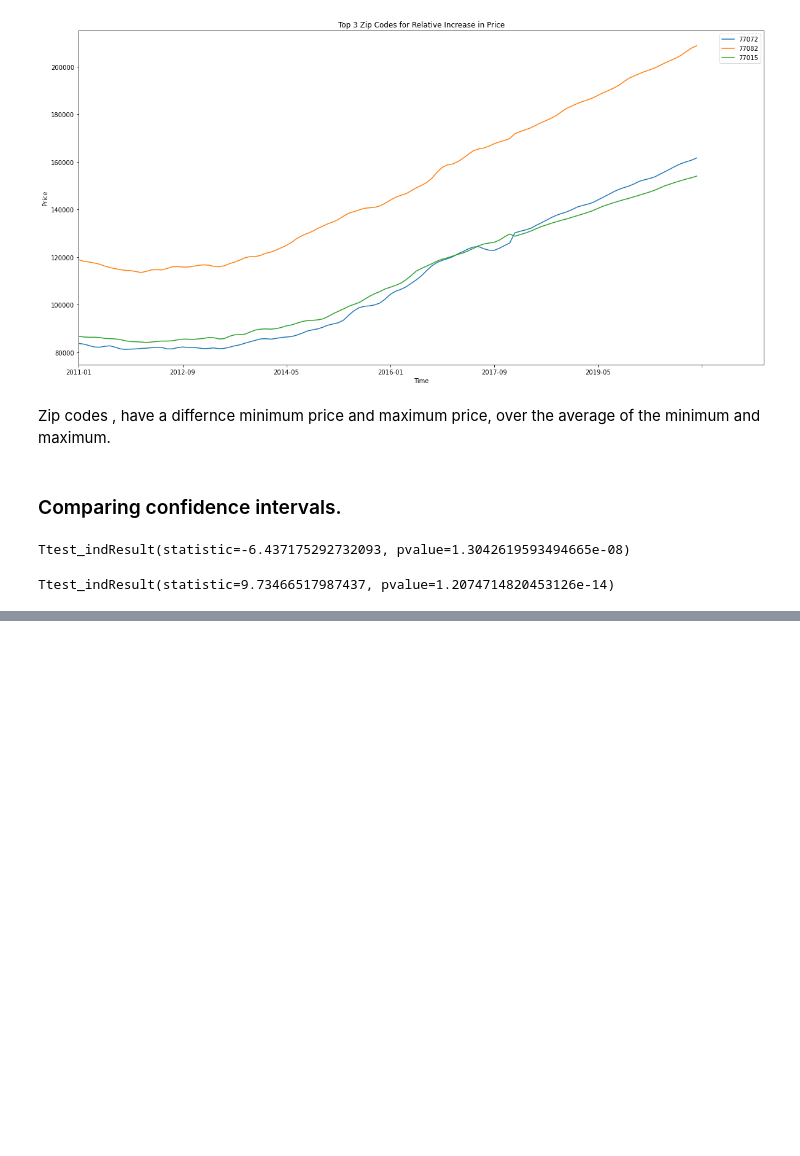
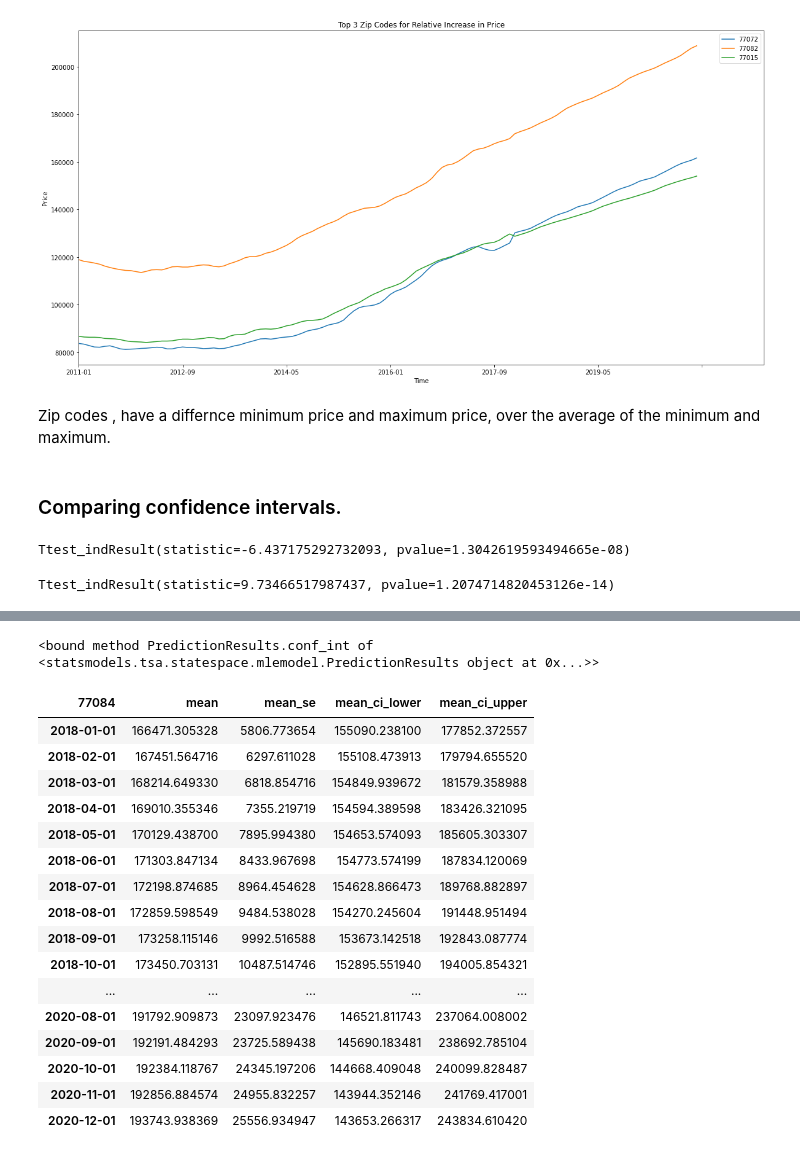
Before and after one commit to Blue723/Housing_Time_Series, a Jupyter notebook: SARIMA Model.ipynb, the cells around one changed output, grey strips where cells are left out. Drawn from its saved outputs; the diff is of its cells as text; code cells hidden in the pictures; blank space fills up the shorter version.

```diff
--- a/SARIMA Model.ipynb
+++ b/SARIMA Model.ipynb
@@ -728,3 +671,27 @@ High confidence p-value: [6.67365867e-04 3.14017921e-03 6.26640295e-03 2.1361493
+# %%
+pred_res[0].conf_int
+# %% [output]
+<bound method PredictionResults.conf_int of <statsmodels.tsa.statespace.mlemodel.PredictionResults object at 0x...>>
+# %%
+pred_res[0].summary_frame()
+# %% [output]
+| 77084 | mean | mean_se | mean_ci_lower | mean_ci_upper |
+| 2018-01-01 | 166471.305328 | 5806.773654 | 155090.238100 | 177852.372557 |
+| 2018-02-01 | 167451.564716 | 6297.611028 | 155108.473913 | 179794.655520 |
+| 2018-03-01 | 168214.649330 | 6818.854716 | 154849.939672 | 181579.358988 |
+| 2018-04-01 | 169010.355346 | 7355.219719 | 154594.389598 | 183426.321095 |
+| 2018-05-01 | 170129.438700 | 7895.994380 | 154653.574093 | 185605.303307 |
+| 2018-06-01 | 171303.847134 | 8433.967698 | 154773.574199 | 187834.120069 |
+| 2018-07-01 | 172198.874685 | 8964.454628 | 154628.866473 | 189768.882897 |
+| 2018-08-01 | 172859.598549 | 9484.538028 | 154270.245604 | 191448.951494 |
+| 2018-09-01 | 173258.115146 | 9992.516588 | 153673.142518 | 192843.087774 |
+| 2018-10-01 | 173450.703131 | 10487.514746 | 152895.551940 | 194005.854321 |
+| ... | ... | ... | ... | ... |
+| 2020-08-01 | 191792.909873 | 23097.923476 | 146521.811743 | 237064.008002 |
+| 2020-09-01 | 192191.484293 | 23725.589438 | 145690.183481 | 238692.785104 |
+| 2020-10-01 | 192384.118767 | 24345.197206 | 144668.409048 | 240099.828487 |
+| 2020-11-01 | 192856.884574 | 24955.832257 | 143944.352146 | 241769.417001 |
+| 2020-12-01 | 193743.938369 | 25556.934947 | 143653.266317 | 243834.610420 |
 # %%
 mse_future_conf_df_sort
 # %% [output]
```
Also changed, not shown: parts of 8 cells of this notebook, 2 other files.
